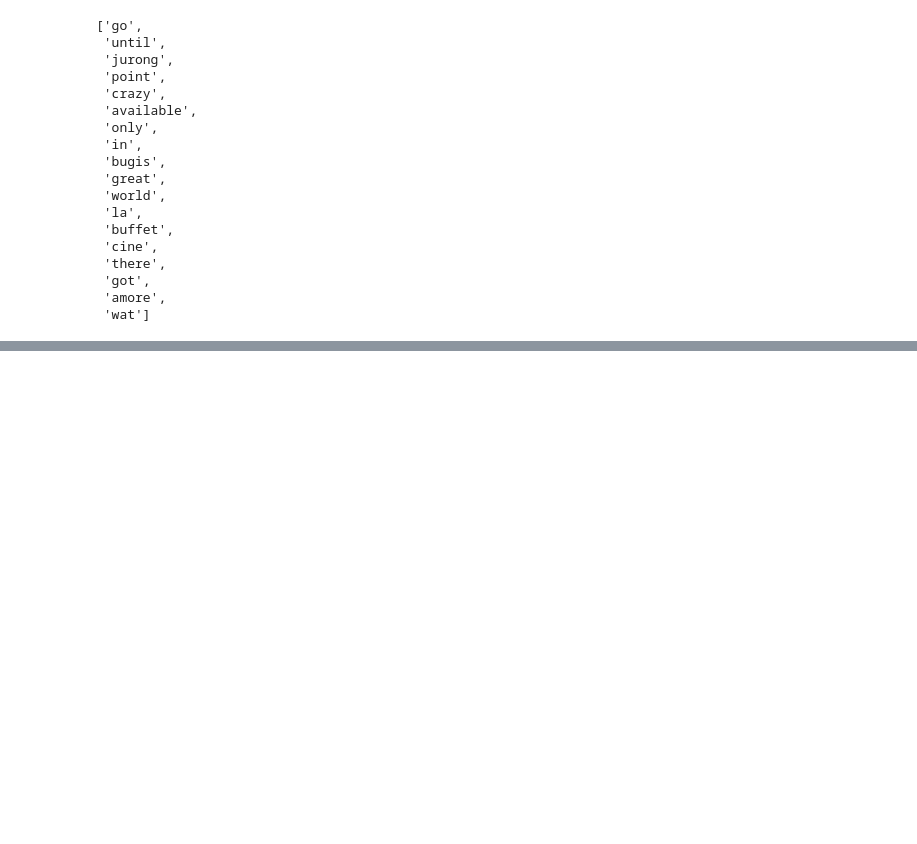
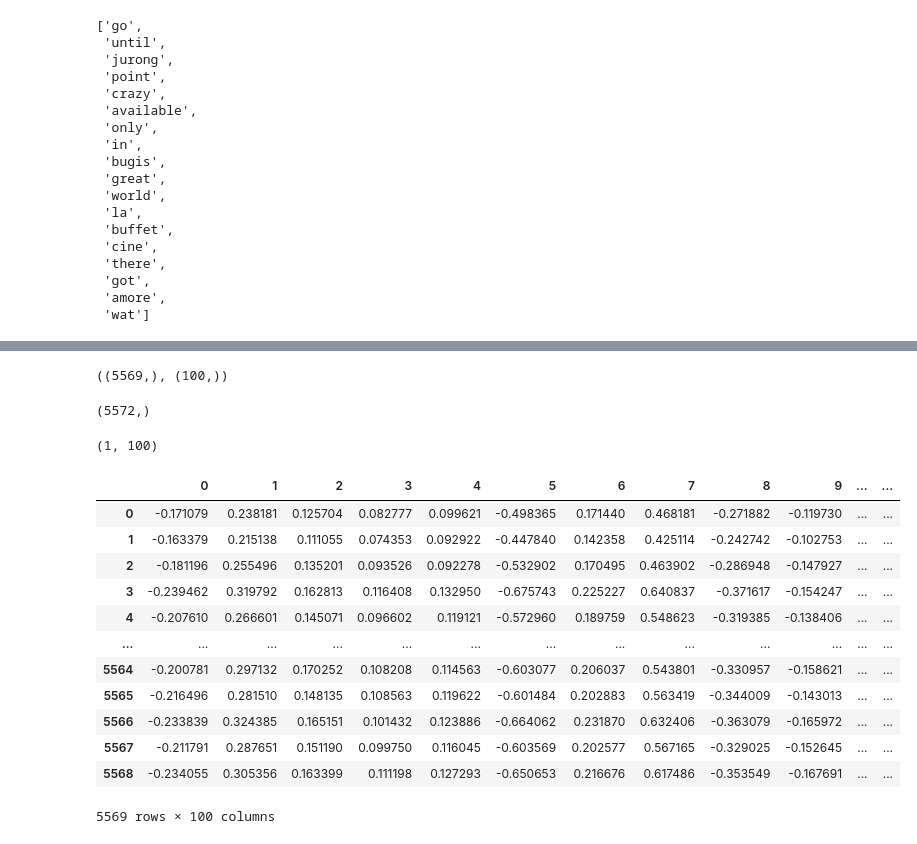
Before and after one commit to imanoop7/NLP-Series, a Jupyter notebook: spam-ham-using-word2vec-avgword2vec.ipynb, the cells around one changed output, grey strips where cells are left out. Saved outputs shown, nothing was run; the diff lists cells and outputs as text; code cells hidden in the pictures; blank space fills up the shorter version.

```diff
--- a/spam-ham-using-word2vec-avgword2vec.ipynb
+++ b/spam-ham-using-word2vec-avgword2vec.ipynb
@@ -156,3 +157,6 @@ words[0]
  'got',
  'amore',
  'wat']
+# %%
+def avgword2vec(doc):
+    return np.mean([model.wv[word] for word in doc if word in model.wv.index_to_key], axis=0)
@@ -158,0 +165,4 @@ words[0]
+# %%
+X= []
+for i in tqdm(range(len(words))):
+    X.append(avgword2vec(words[i]))
@@ -158,0 +175,4 @@ words[0]
+# %%
+X_new.shape, X_new[0].shape
+# %% [output]
+((5569,), (100,))
@@ -158,0 +183,29 @@ words[0]
+# %%
+y.shape
+# %% [output]
+(5572,)
+# %%
+X[0].reshape(1,-1).shape
+# %% [output]
+(1, 100)
+# %%
+df_list = []
+for i in range(0, len(X)):
+    df_list.append(pd.DataFrame(X[i].reshape(1,-1)))
+df = pd.concat(df_list, ignore_index=True)
+# %%
+df
+# %% [output]
+|  | 0 | 1 | 2 | 3 | 4 | 5 | 6 | 7 | 8 | 9 | ... | ... |
+| 0 | -0.171079 | 0.238181 | 0.125704 | 0.082777 | 0.099621 | -0.498365 | 0.171440 | 0.468181 | -0.271882 | -0.119730 | ... | ... |
+| 1 | -0.163379 | 0.215138 | 0.111055 | 0.074353 | 0.092922 | -0.447840 | 0.142358 | 0.425114 | -0.242742 | -0.102753 | ... | ... |
+| 2 | -0.181196 | 0.255496 | 0.135201 | 0.093526 | 0.092278 | -0.532902 | 0.170495 | 0.463902 | -0.286948 | -0.147927 | ... | ... |
+| 3 | -0.239462 | 0.319792 | 0.162813 | 0.116408 | 0.132950 | -0.675743 | 0.225227 | 0.640837 | -0.371617 | -0.154247 | ... | ... |
+| 4 | -0.207610 | 0.266601 | 0.145071 | 0.096602 | 0.119121 | -0.572960 | 0.189759 | 0.548623 | -0.319385 | -0.138406 | ... | ... |
+| ... | ... | ... | ... | ... | ... | ... | ... | ... | ... | ... | ... | ... |
+| 5564 | -0.200781 | 0.297132 | 0.170252 | 0.108208 | 0.114563 | -0.603077 | 0.206037 | 0.543801 | -0.330957 | -0.158621 | ... | ... |
+| 5565 | -0.216496 | 0.281510 | 0.148135 | 0.108563 | 0.119622 | -0.601484 | 0.202883 | 0.563419 | -0.344009 | -0.143013 | ... | ... |
+| 5566 | -0.233839 | 0.324385 | 0.165151 | 0.101432 | 0.123886 | -0.664062 | 0.231870 | 0.632406 | -0.363079 | -0.165972 | ... | ... |
+| 5567 | -0.211791 | 0.287651 | 0.151190 | 0.099750 | 0.116045 | -0.603569 | 0.202577 | 0.567165 | -0.329025 | -0.152645 | ... | ... |
+| 5568 | -0.234055 | 0.305356 | 0.163399 | 0.111198 | 0.127293 | -0.650653 | 0.216676 | 0.617486 | -0.353549 | -0.167691 | ... | ... |
+5569 rows × 100 columns
```
Also changed, not shown: parts of 21 cells of this notebook.
